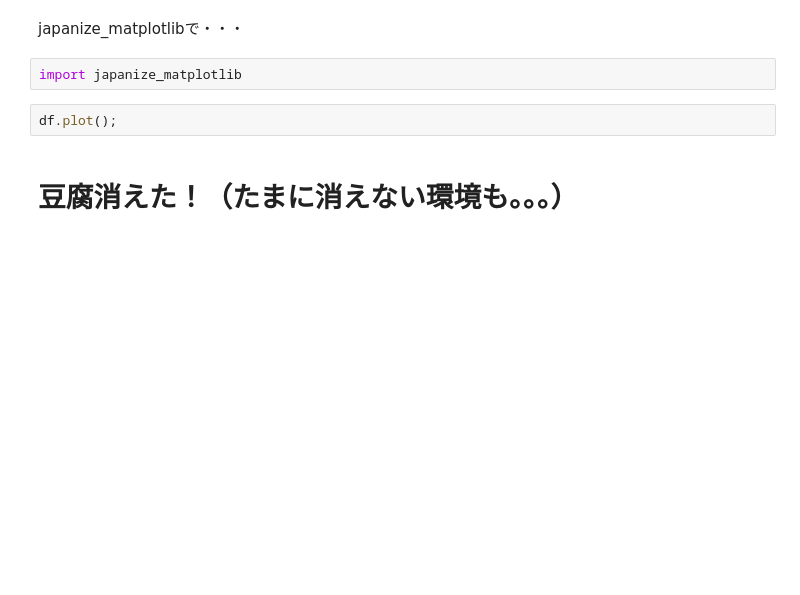
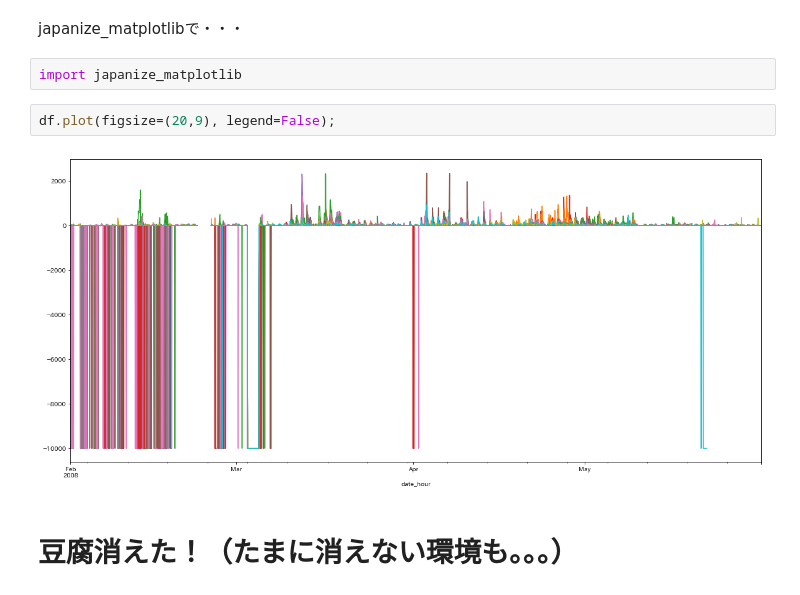
Before and after one commit to hannari-python/pandas-handson, a Jupyter notebook: work/02_parse_datetime.ipynb, the cells around one changed output. Saved outputs shown, nothing was run; the diff lists cells and outputs as text; blank space fills up the shorter version.

```diff
--- a/work/02_parse_datetime.ipynb
+++ b/work/02_parse_datetime.ipynb
@@ -269,7 +472,9 @@ df.plot();
 japanize_matplotlibで・・・
 # %%
 import japanize_matplotlib
-# %%
-df.plot();
+# %%
+df.plot(figsize=(20,9), legend=False);
+# %% [output]
+[figure, added]
 # %% [markdown]
 # 豆腐消えた！（たまに消えない環境も。。。）
```
Also changed, not shown: parts of 39 cells of this notebook, 6 other files.
